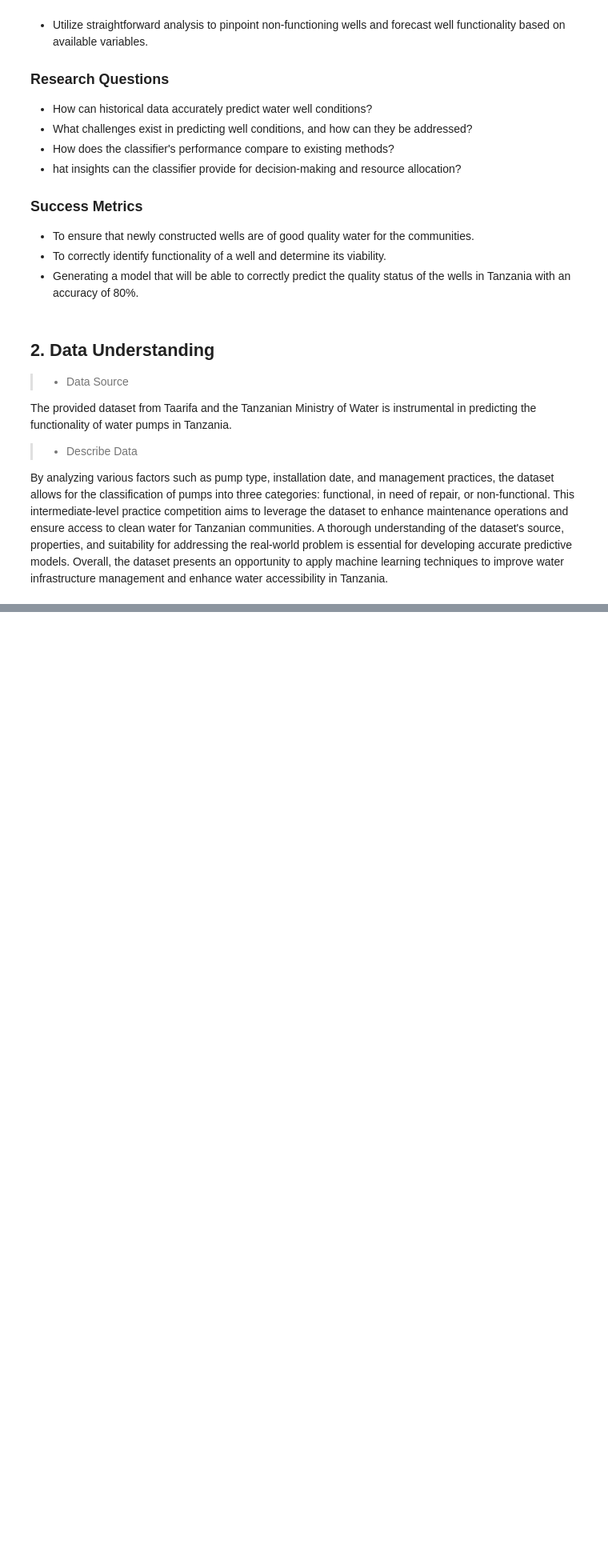
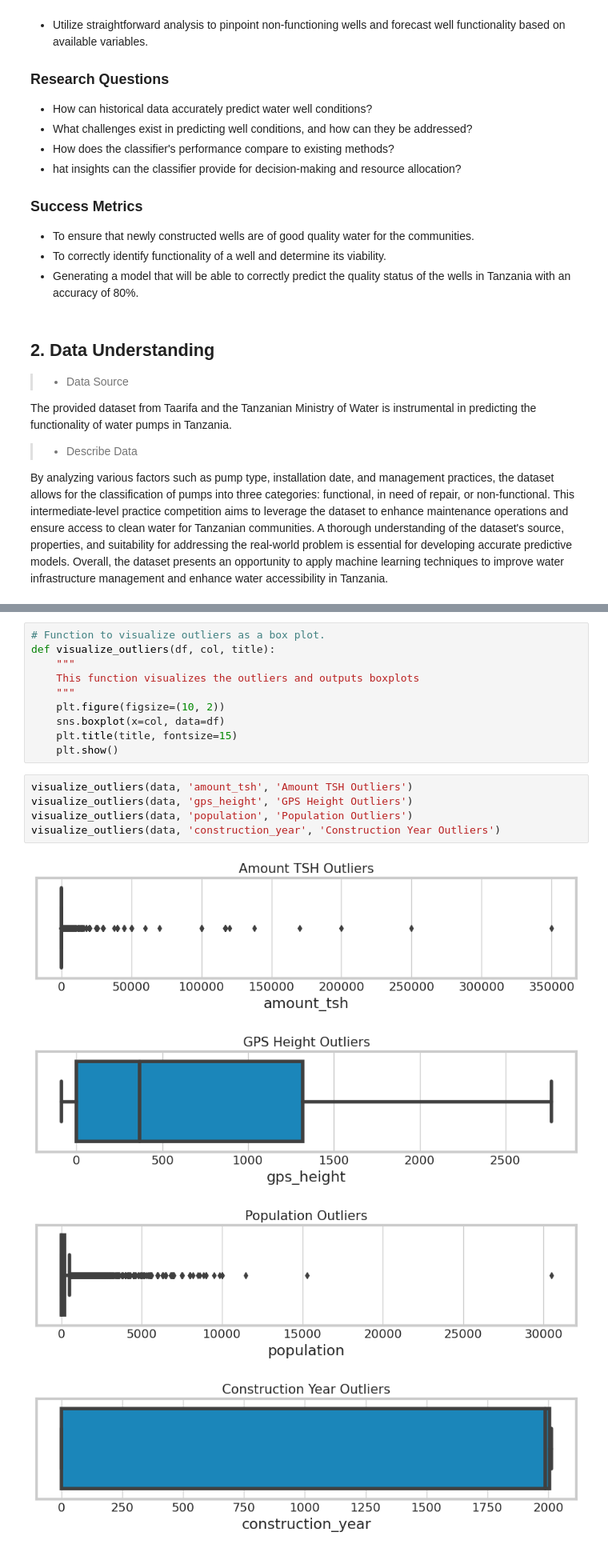
Before and after one commit to Josphatkimani/Tanzania_Water_Wells-Prediction, a Jupyter notebook: wells.ipynb, the cells around one changed output, grey strips where cells are left out. Shown at 80% size. Saved outputs shown, nothing was run; the diff lists cells and outputs as text; blank space fills up the shorter version.

```diff
--- a/wells.ipynb
+++ b/wells.ipynb
@@ -48,0 +654,20 @@ By analyzing various factors such as pump type, installation date, and managemen
+# %%
+# Function to visualize outliers as a box plot.
+def visualize_outliers(df, col, title):
+    """
+    This function visualizes the outliers and outputs boxplots
+    """
+    plt.figure(figsize=(10, 2))
+    sns.boxplot(x=col, data=df)
+    plt.title(title, fontsize=15)
+    plt.show()
+# %%
+visualize_outliers(data, 'amount_tsh', 'Amount TSH Outliers')
+visualize_outliers(data, 'gps_height', 'GPS Height Outliers')
+visualize_outliers(data, 'population', 'Population Outliers')
+visualize_outliers(data, 'construction_year', 'Construction Year Outliers')
+# %% [output]
+[figure, added]
+[figure, added]
+[figure, added]
+[figure, added]
```
Also changed, not shown: parts of 91 cells of this notebook, 3 other files.
